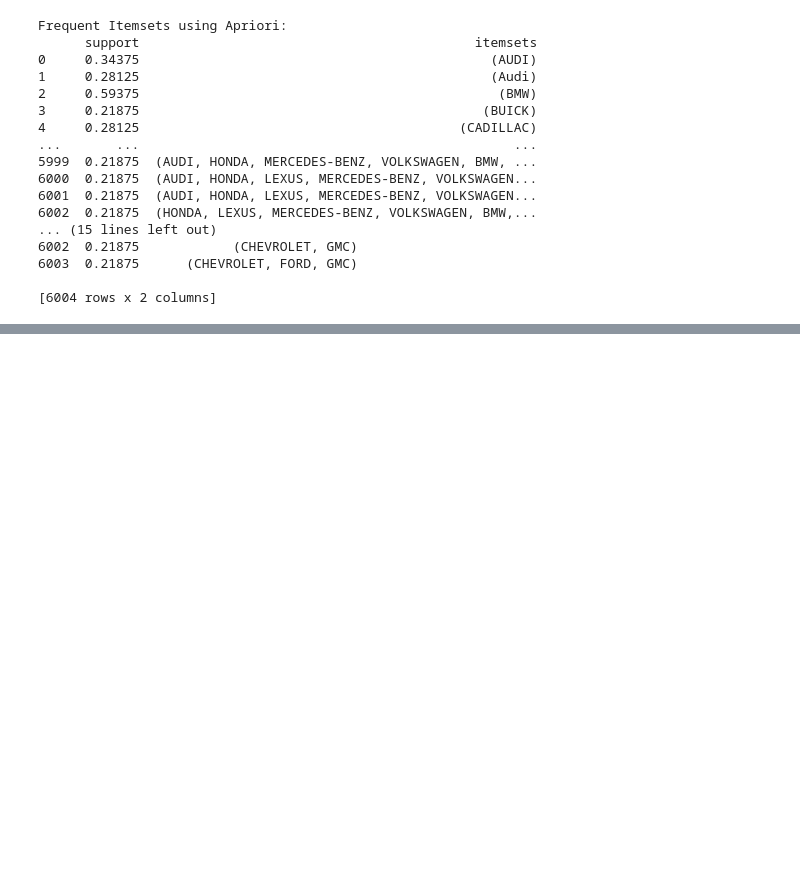
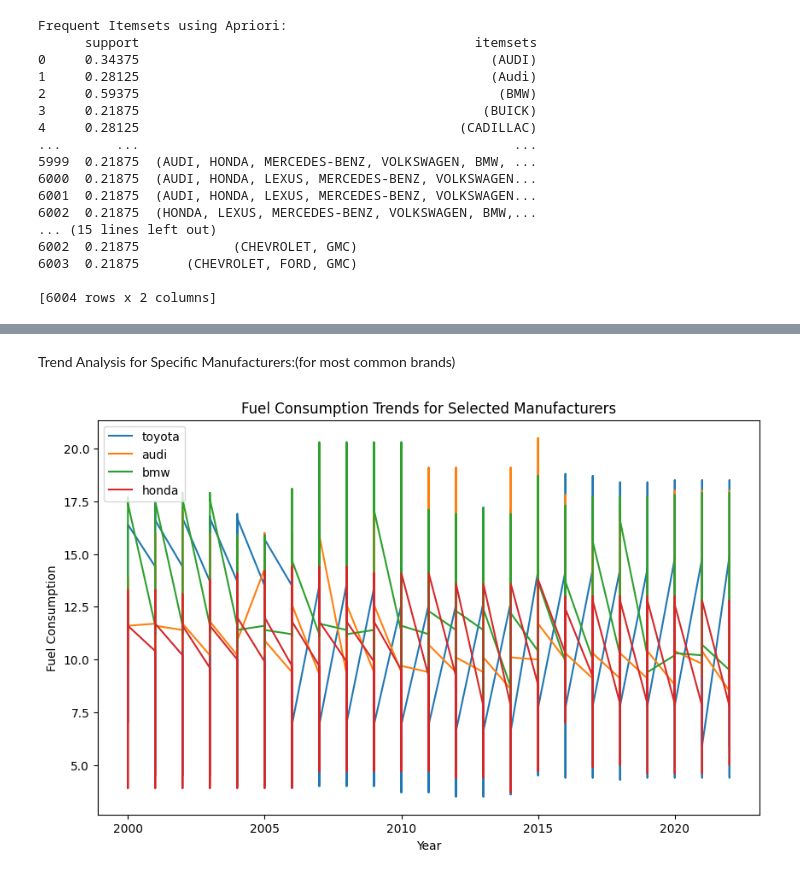
Before and after one commit to Milinda96/UoM_DM_Group_07, a Jupyter notebook: In23_S3_CS5227_DM_Group_7.ipynb, the cells around one changed output, grey strips where cells are left out. Cells and saved outputs as stored; diff of their text form; code cells hidden in the pictures; blank space fills up the shorter version.

```diff
--- a/In23_S3_CS5227_DM_Group_7.ipynb
+++ b/In23_S3_CS5227_DM_Group_7.ipynb
@@ -962,0 +1073,21 @@ Lowest fuel efficient vehicle class: Station wagon: Small (lowest make: Kia)
+# %% [markdown]
+Trend Analysis for Specific Manufacturers:(for most common brands)
+# %%
+manufacturers_to_analyze = ['toyota','audi','bmw','honda'] # put some popular barnds
+
+# Filter data for selected manufacturers
+selected_manufacturers_data = selected_data[selected_data['MAKE'].isin(manufacturers_to_analyze)]
+
+# Line plot of fuel consumption trends over years for selected manufacturers
+plt.figure(figsize=(10, 6))
+for manufacturer in manufacturers_to_analyze:
+    manufacturer_data = selected_manufacturers_data[selected_manufacturers_data['MAKE'] == manufacturer]
+    plt.plot(manufacturer_data['YEAR'], manufacturer_data['FUEL CONSUMPTION'], label=manufacturer)
+
+plt.xlabel('Year')
+plt.ylabel('Fuel Consumption')
+plt.title('Fuel Consumption Trends for Selected Manufacturers')
+plt.legend()
+plt.show()
+# %% [output]
+[figure, added]
```
Also changed, not shown: parts of 17 cells of this notebook.
